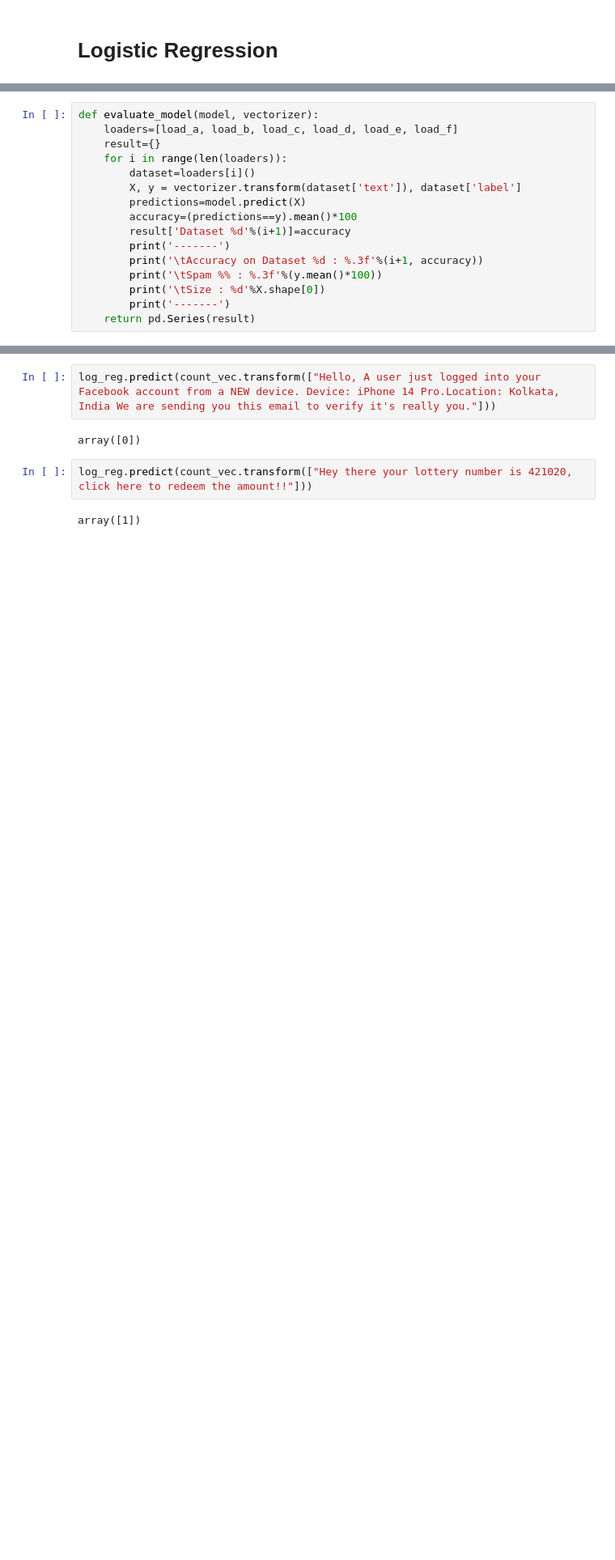
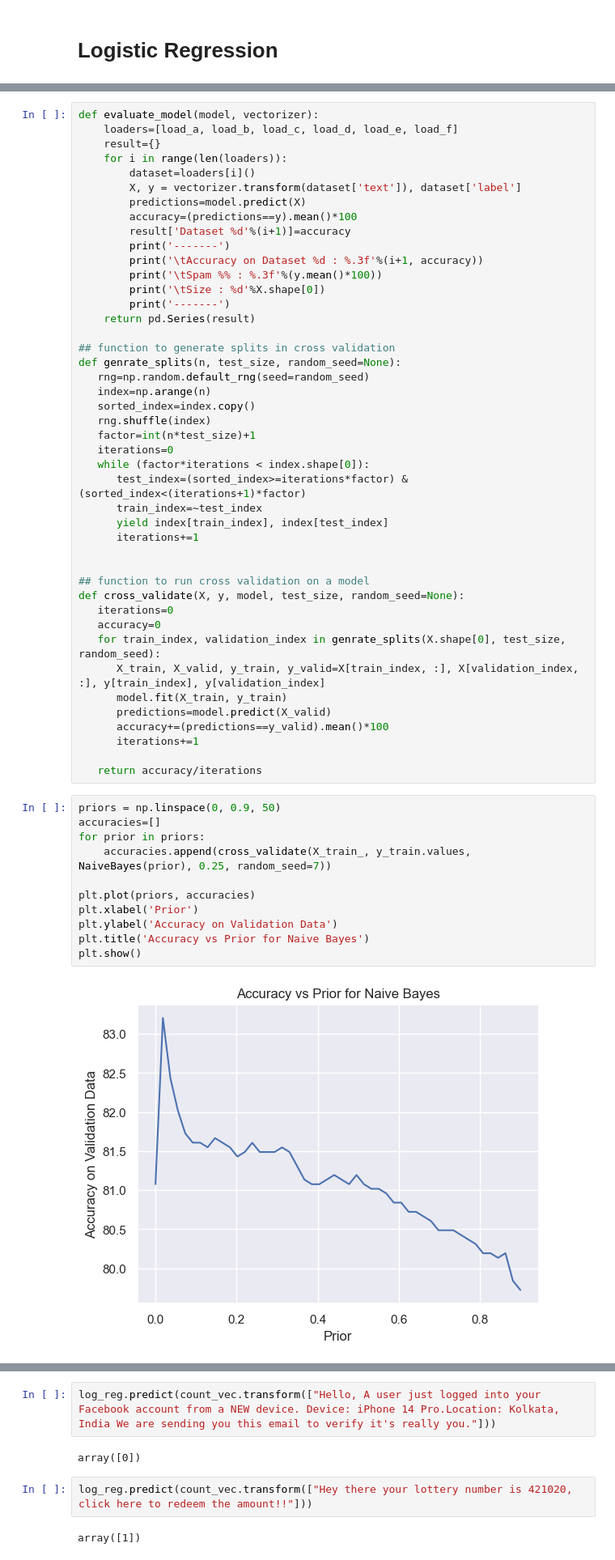
Before and after one commit to seg-fault123/ml, a Jupyter notebook: assignment2/working.ipynb, the cells around one changed output, grey strips where cells are left out. Shown at 81% size. Cells and saved outputs as stored; diff of their text form; blank space fills up the shorter version.

```diff
--- a/assignment2/working.ipynb
+++ b/assignment2/working.ipynb
@@ -214,3 +199,44 @@ def evaluate_model(model, vectorizer):
         print('\tSize : %d'%X.shape[0])
         print('-------')
     return pd.Series(result)
+
+## function to generate splits in cross validation
+def genrate_splits(n, test_size, random_seed=None):
+   rng=np.random.default_rng(seed=random_seed)
+   index=np.arange(n)
+   sorted_index=index.copy()
+   rng.shuffle(index)
+   factor=int(n*test_size)+1
+   iterations=0
+   while (factor*iterations < index.shape[0]):
+      test_index=(sorted_index>=iterations*factor) & (sorted_index<(iterations+1)*factor)
+      train_index=~test_index
+      yield index[train_index], index[test_index]
+      iterations+=1
+
+
+## function to run cross validation on a model
+def cross_validate(X, y, model, test_size, random_seed=None):
+   iterations=0
+   accuracy=0
+   for train_index, validation_index in genrate_splits(X.shape[0], test_size, random_seed):
+      X_train, X_valid, y_train, y_valid=X[train_index, :], X[validation_index, :], y[train_index], y[validation_index]
+      model.fit(X_train, y_train)
+      predictions=model.predict(X_valid)
+      accuracy+=(predictions==y_valid).mean()*100
+      iterations+=1
+
+   return accuracy/iterations
+# %%
+priors = np.linspace(0, 0.9, 50)
+accuracies=[]
+for prior in priors:
+    accuracies.append(cross_validate(X_train_, y_train.values, NaiveBayes(prior), 0.25, random_seed=7))
+
+plt.plot(priors, accuracies)
+plt.xlabel('Prior')
+plt.ylabel('Accuracy on Validation Data')
+plt.title('Accuracy vs Prior for Naive Bayes')
+plt.show()
+# %% [output]
+[figure, added]
```
Also changed, not shown: parts of 24 cells of this notebook, 8 other files.
